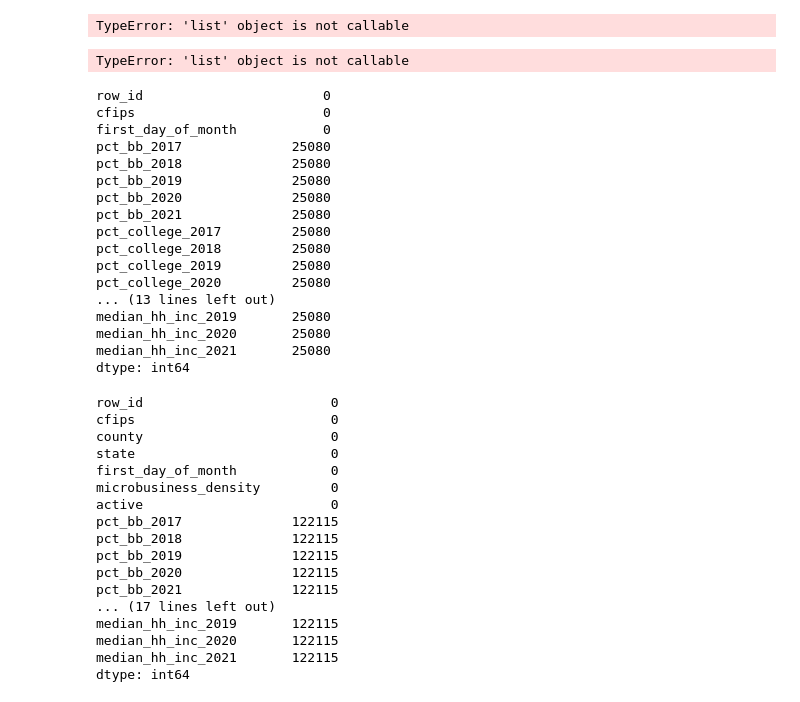
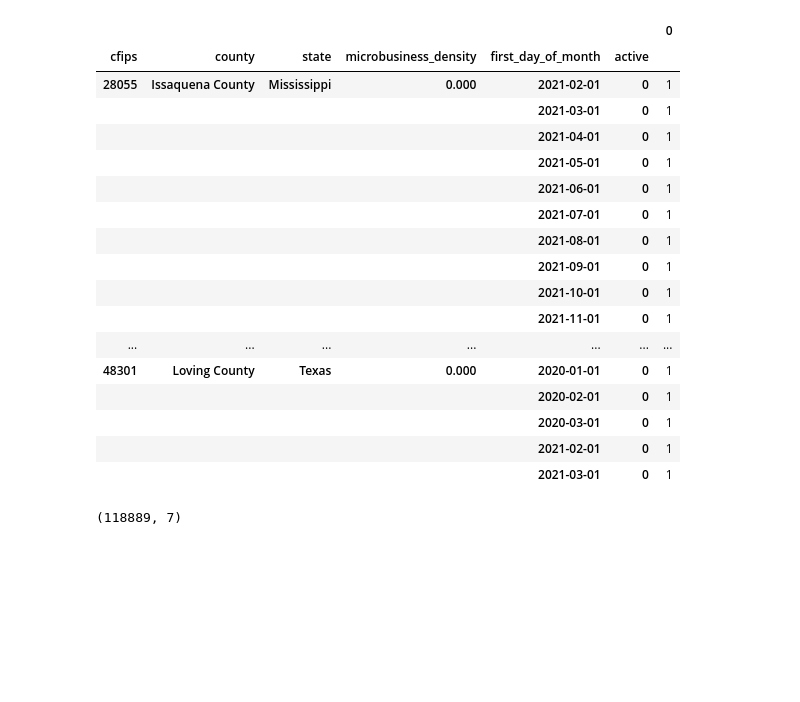
Before and after one commit to klncgty/Microbusiness-Density-Forecasting, a Jupyter notebook: godady.ipynb, the cells around one changed output. Cells and saved outputs as stored; diff of their text form; code cells hidden in the pictures; blank space fills up the shorter version.

```diff
--- a/godady.ipynb
+++ b/godady.ipynb
@@ -52 +68,22 @@ train=pd.read_csv("/kaggle/input/godaddy-microbusiness-density-forecasting/train
+# %%
+train[train['microbusiness_density']==0].groupby(['cfips','county','state','microbusiness_density','first_day_of_month','active']).size().to_frame()
+# %% [output]
+|  |  |  |  |  |  | 0 |
+| cfips | county | state | microbusiness_density | first_day_of_month | active |  |
+| 28055 | Issaquena County | Mississippi | 0.000 | 2021-02-01 | 0 | 1 |
+|  |  |  |  | 2021-03-01 | 0 | 1 |
+|  |  |  |  | 2021-04-01 | 0 | 1 |
+|  |  |  |  | 2021-05-01 | 0 | 1 |
+|  |  |  |  | 2021-06-01 | 0 | 1 |
+|  |  |  |  | 2021-07-01 | 0 | 1 |
+|  |  |  |  | 2021-08-01 | 0 | 1 |
+|  |  |  |  | 2021-09-01 | 0 | 1 |
+|  |  |  |  | 2021-10-01 | 0 | 1 |
+|  |  |  |  | 2021-11-01 | 0 | 1 |
+| ... | ... | ... | ... | ... | ... | ... |
+| 48301 | Loving County | Texas | 0.000 | 2020-01-01 | 0 | 1 |
+|  |  |  |  | 2020-02-01 | 0 | 1 |
+|  |  |  |  | 2020-03-01 | 0 | 1 |
+|  |  |  |  | 2021-02-01 | 0 | 1 |
+|  |  |  |  | 2021-03-01 | 0 | 1 |
 # %%
@@ -54,8 +90,0 @@ train = train[train["microbusiness_density"]<50]
-# %%
-sorted(list(set(census["cfips"].unique()) - set(train["cfips"].unique())))
-# %% [output]
-TypeError: 'list' object is not callable
-# %%
-sorted(list(set(census["cfips"].unique()) - set(test["cfips"].unique())))
-# %% [output]
-TypeError: 'list' object is not callable
@@ -66,43 +91,7 @@ for i in list:
+# %%
+train.shape
+# %% [output]
+(118889, 7)
 # %%
 test = pd.merge(test, census, how="left", on="cfips")
 train = pd.merge(train, census, how="left", on="cfips")
-# %%
-test.isnull().sum()
-# %% [output]
-row_id                       0
-cfips                        0
-first_day_of_month           0
-pct_bb_2017              25080
-pct_bb_2018              25080
-pct_bb_2019              25080
-pct_bb_2020              25080
-pct_bb_2021              25080
-pct_college_2017         25080
-pct_college_2018         25080
-pct_college_2019         25080
-pct_college_2020         25080
-... (13 lines left out)
-median_hh_inc_2019       25080
-median_hh_inc_2020       25080
-median_hh_inc_2021       25080
-dtype: int64
-# %%
-train.isnull().sum()
-# %% [output]
-row_id                        0
-cfips                         0
-county                        0
-state                         0
-first_day_of_month            0
-microbusiness_density         0
-active                        0
-pct_bb_2017              122115
-pct_bb_2018              122115
-pct_bb_2019              122115
-pct_bb_2020              122115
-pct_bb_2021              122115
-... (17 lines left out)
-median_hh_inc_2019       122115
-median_hh_inc_2020       122115
-median_hh_inc_2021       122115
-dtype: int64
```
Also changed, not shown: parts of 7 cells of this notebook.
